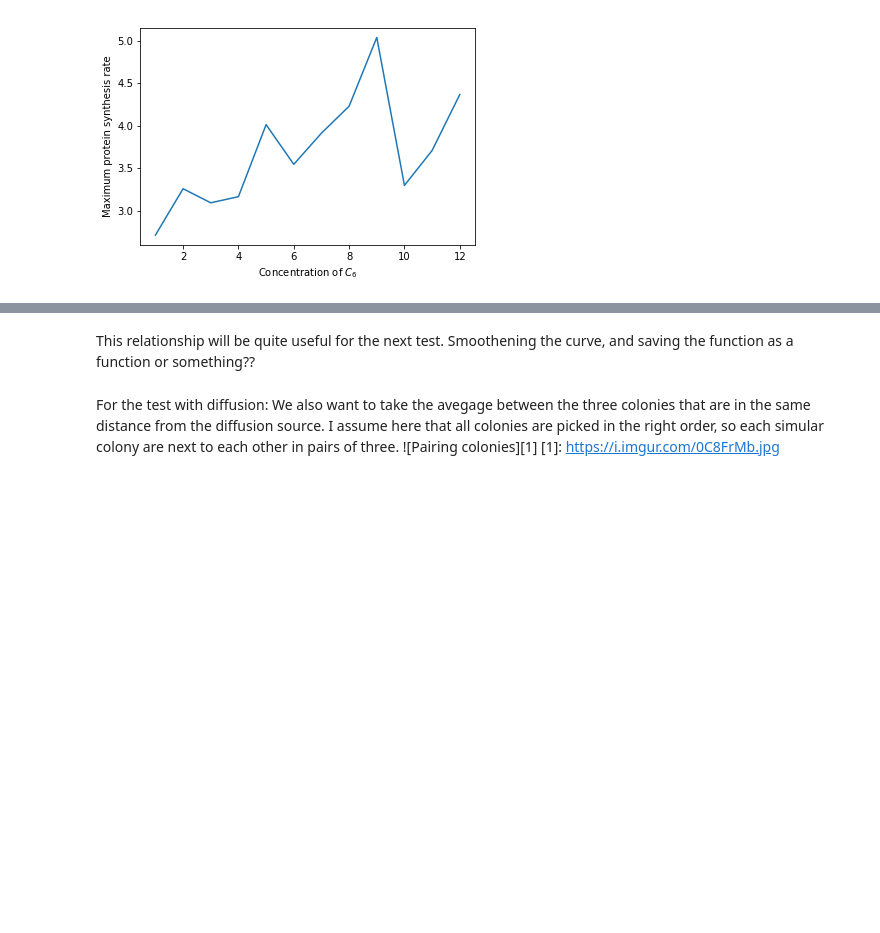
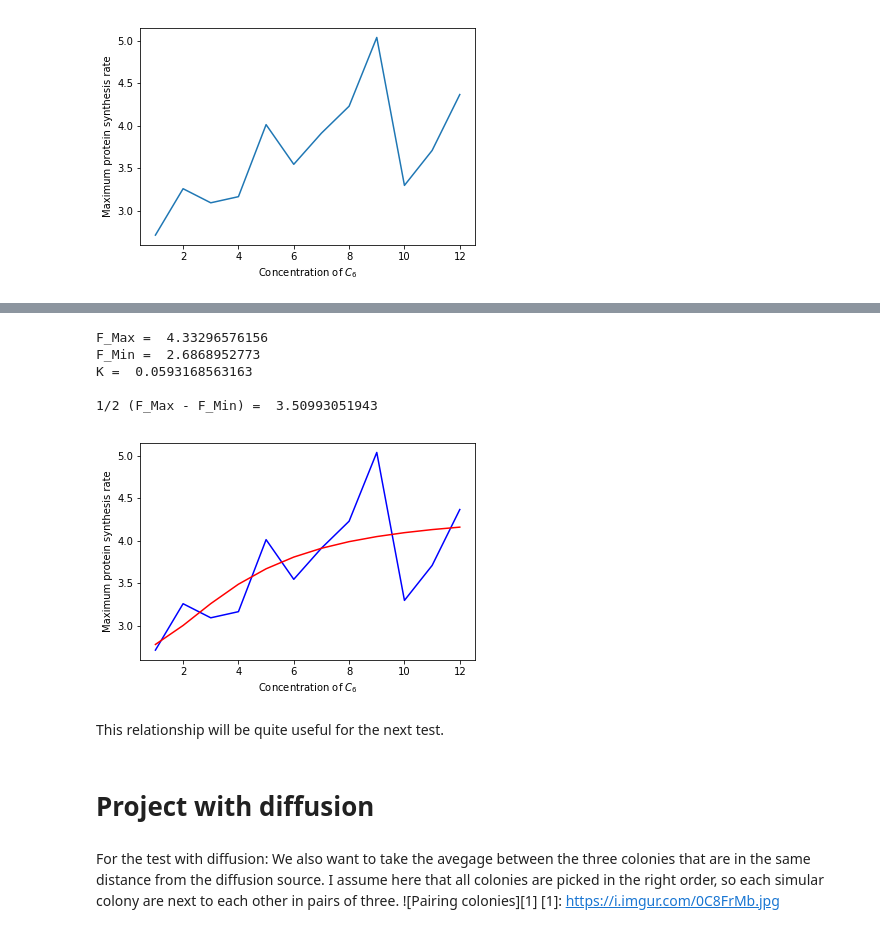
Before and after one commit to jennadevida/Synthetic-Biology-DoSBB, a Jupyter notebook: wDiffusion.ipynb, the cells around one changed output, grey strips where cells are left out. Cells and saved outputs as stored; diff of their text form; code cells hidden in the pictures; blank space fills up the shorter version.

Commit message:
Add files via upload
Code with the simple curve model of Fp and Ficks laws of diffusion, but without the step function model.

```diff
--- a/wDiffusion.ipynb
+++ b/wDiffusion.ipynb
@@ -629,5 +645,28 @@ plt.ylabel('Maximum protein synthesis rate')
+# %%
+def simple(x, K, Fmax, Fmin):
+    return ((Fmax-Fmin)*K*np.square(x)/(1+K*np.square(x))+Fmin)
+
+Cons2=np.array(Cons)
+Maxs2=np.array(Maxs)
+plt.plot(Cons2, Maxs2, 'b-', label='data')
+
+popt,pcov = curve_fit(simple,Cons2,Maxs2,p0=[1,1,1])
+plt.plot(Cons2, simple(Cons2, *popt), 'r-')
+plt.xlabel('Concentration of $C_6$')
+plt.ylabel('Maximum protein synthesis rate')
+
+print('F_Max = ',popt[1],"\nF_Min = ",popt[2],"\nK = ",popt[0],"\n\n1/2 (F_Max - F_Min) = ",(popt[1]+popt[2])/2)
+# %% [output]
+F_Max =  4.33296576156
+F_Min =  2.6868952773
+K =  0.0593168563163
+
+1/2 (F_Max - F_Min) =  3.50993051943
+[figure, added]
 # %% [markdown]
-This relationship will be quite useful for the next test. Smoothening the curve, and saving the function as a function or something??
+This relationship will be quite useful for the next test.
+# %% [markdown]
+# Project with diffusion
 # %% [markdown]
 For the test with diffusion: We also want to take the avegage between the three colonies that are in the same distance from the diffusion source. I assume here that all colonies are picked in the right order, so each simular colony are next to each other in pairs of three.
 ![Pairing colonies][1]
```
Also changed, not shown: parts of 10 cells of this notebook.
